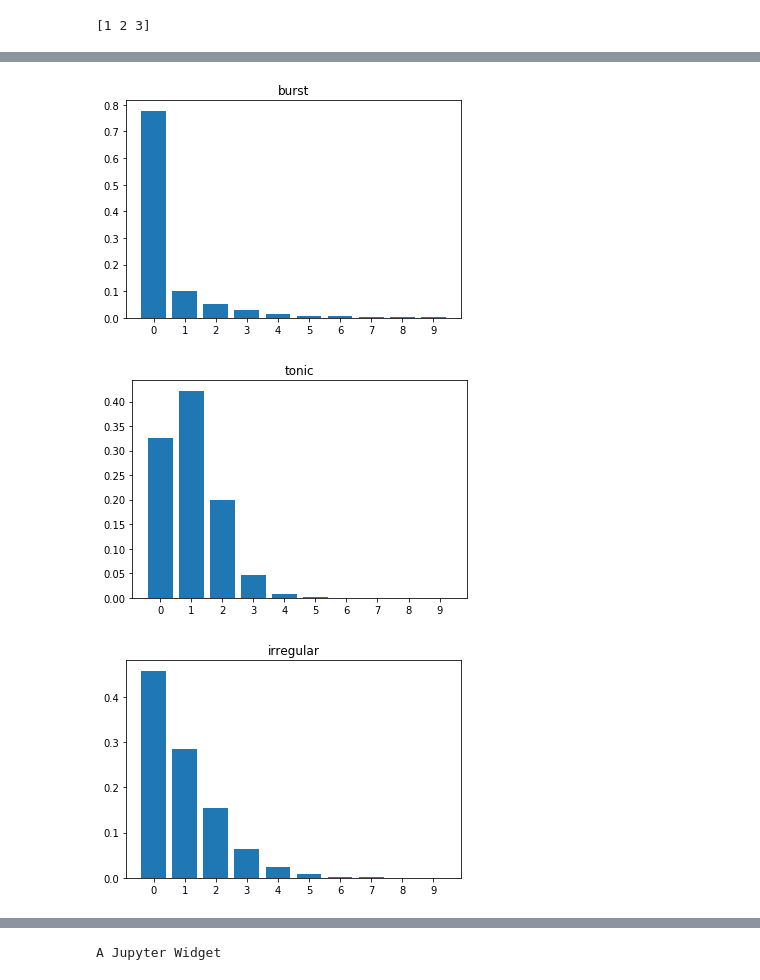
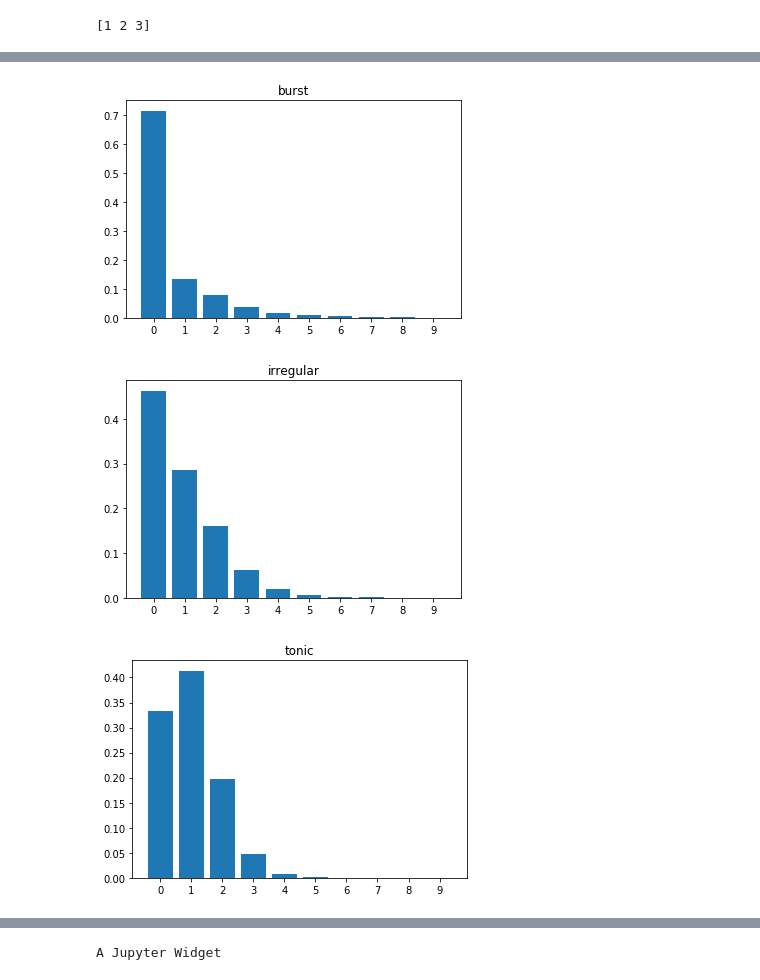
Before and after one commit to Vlad0922/neurophysiology, a Jupyter notebook: burst_clusters_heirarchy.ipynb, the cells around one changed output, grey strips where cells are left out. Saved outputs shown, nothing was run; the diff lists cells and outputs as text; code cells hidden in the pictures.

```diff
--- a/burst_clusters_heirarchy.ipynb
+++ b/burst_clusters_heirarchy.ipynb
@@ -122,22 +156,27 @@ cv_ai = list()
 for d in data_a:
     if len(d['st']) > 100:
         only_st.append(d['st'])
-        names.append('{};{};{}'.format(d['doc_name'], d['data_name'], d['interval_name']))
+        names.append('{};{};{}'.format(d['fpath'], d['data_name'], d['interval_name']))
 
-#         labels.append(1)
         awake_type.append('Local')
         cv_ai.append((d['cv'], d['AI'], d['lv']))
-#     if len(only_st) == 50:
-#         break
+
 
 
 for d in data_s:
     if len(d['st']) > 100:
         only_st.append(d['st'])
-        names.append('{};{};{}'.format(d['doc_name'], d['data_name'], d['interval_name']))
+        names.append('{};{};{}'.format(d['fpath'], d['data_name'], d['interval_name']))
 
-#         labels.append(0)
         cv_ai.append((d['cv'], d['AI'], d['lv']))
         awake_type.append('Generalized')
-#     if len(only_st) == 100:
-#         break
+
+for d in data_cd:
+    if len(d['st']) > 100:
+        only_st.append(d['st'])
+        names.append('{};{};{}'.format(d['fpath'], d['data_name'], d['interval_name']))
+
+        cv_ai.append((d['cv'], d['AI'], d['lv']))
+        awake_type.append('CD')
+
+cv_ai = np.array(cv_ai)
@@ -170,3 +202,11 @@ def clever_split(arr, step):
+# %%
+sdh_lens = np.array([len(s) for s in sdh_vals])
+invalid = np.where((sdh_lens >= 15) | (sdh_lens < 4))[0]
+
+only_st = np.delete(only_st, invalid)
+cv_ai = np.delete(cv_ai, invalid, axis=0)
+sdh_vals = np.delete(sdh_vals, invalid)
+awake_type = np.delete(awake_type, invalid)
 # %%
 def boot_fit(x, dist, iters=100):
     params = np.array([dist.fit(np.random.choice(x, size=len(x))) for _ in range(iters)])
@@ -368,5 +368,5 @@ plt.title('Clusters')
 # %%
-cut = fcluster(Z, 0.5, criterion="distance")
+cut = fcluster(Z, 0.7, criterion="distance")
 print(np.unique(cut))
 # %% [output]
 [1 2 3]
@@ -389,0 +404,3 @@ plt.xlabel('number of clusters')
+# %%
+max_len = max([len(s) for s in sdh_vals])
+all_padded = np.array([pad_to_size(s, max_len, 0.) for s in sdh_vals])
@@ -448,25 +470,25 @@ mean_unpadded = {k: pad_to_size(val, max_len, 0.) for k, val in mean_unpadded.it
 pd.DataFrame(mean_unpadded).to_csv('SDH_table.csv')
 # %%
 mean_dct = dict()
-for name, (k, val) in zip(['burst', 'tonic', 'irregular'], sdh_padded.items()):
+for name, (k, val) in zip(['burst', 'irregular', 'tonic'], sdh_padded.items()):
     mean_sdh = np.mean(val, axis=0)
 
     if len(mean_sdh) < 10:
         mean_sdh = pad_to_size(mean_sdh, 10, 0.)
     else:
         mean_sdh = mean_sdh[:10]
 
     mean_dct[k] = mean_sdh
 
     plt.figure()
     plt.bar(np.arange(10), mean_sdh)
     plt.title(name)
 
     plt.xticks(np.arange(10))
 # %% [output]
-[figure, old version]
+[figure, new version]
-[figure, old version]
+[figure, new version]
-[figure, old version]
+[figure, new version]
 # %%
 def get_cluster_dists(sdh):
     if len(sdh) < 10:
```
Also changed, not shown: parts of 59 cells of this notebook.
